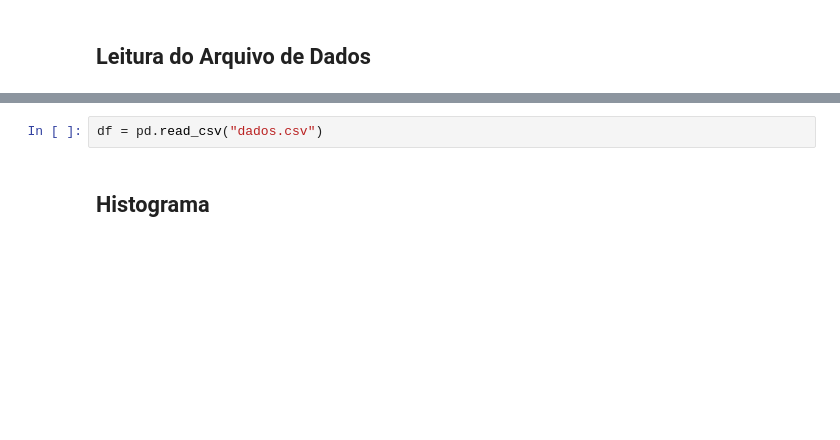
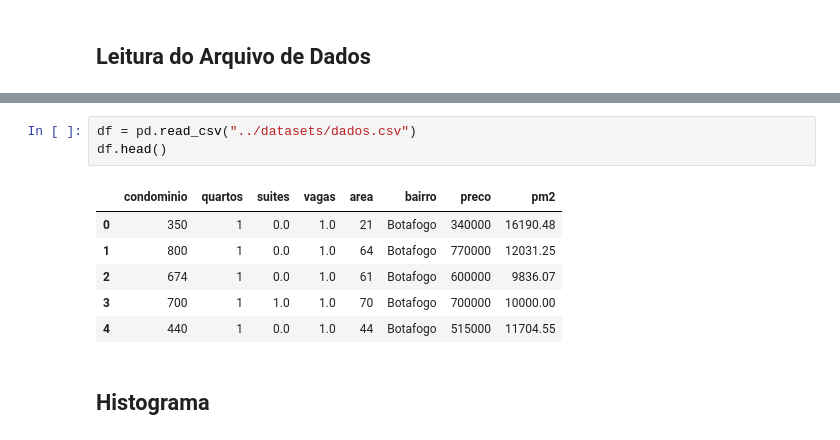
Before and after one commit to APL-Data-Intelligence/AcelerAI, a Jupyter notebook: Curso_NEED/Modulo_3/3_3_2_Visualizacao_Pandas.ipynb, the cells around one changed output, grey strips where cells are left out. Saved outputs shown, nothing was run; the diff lists cells and outputs as text; blank space fills up the shorter version.

```diff
--- a/Curso_NEED/Modulo_3/3_3_2_Visualizacao_Pandas.ipynb
+++ b/Curso_NEED/Modulo_3/3_3_2_Visualizacao_Pandas.ipynb
@@ -72,5 +86,13 @@ Inicialmente, carregamos o dataset no dataframe `df`.
 # %%
-df = pd.read_csv("dados.csv")
+df = pd.read_csv("../datasets/dados.csv")
+df.head()
+# %% [output]
+|  | condominio | quartos | suites | vagas | area | bairro | preco | pm2 |
+| 0 | 350 | 1 | 0.0 | 1.0 | 21 | Botafogo | 340000 | 16190.48 |
+| 1 | 800 | 1 | 0.0 | 1.0 | 64 | Botafogo | 770000 | 12031.25 |
+| 2 | 674 | 1 | 0.0 | 1.0 | 61 | Botafogo | 600000 | 9836.07 |
+| 3 | 700 | 1 | 1.0 | 1.0 | 70 | Botafogo | 700000 | 10000.00 |
+| 4 | 440 | 1 | 0.0 | 1.0 | 44 | Botafogo | 515000 | 11704.55 |
 # %% [markdown]
 ## Histograma
 # %% [markdown]
```
Also changed, not shown: parts of 18 cells of this notebook, 1 other file.
